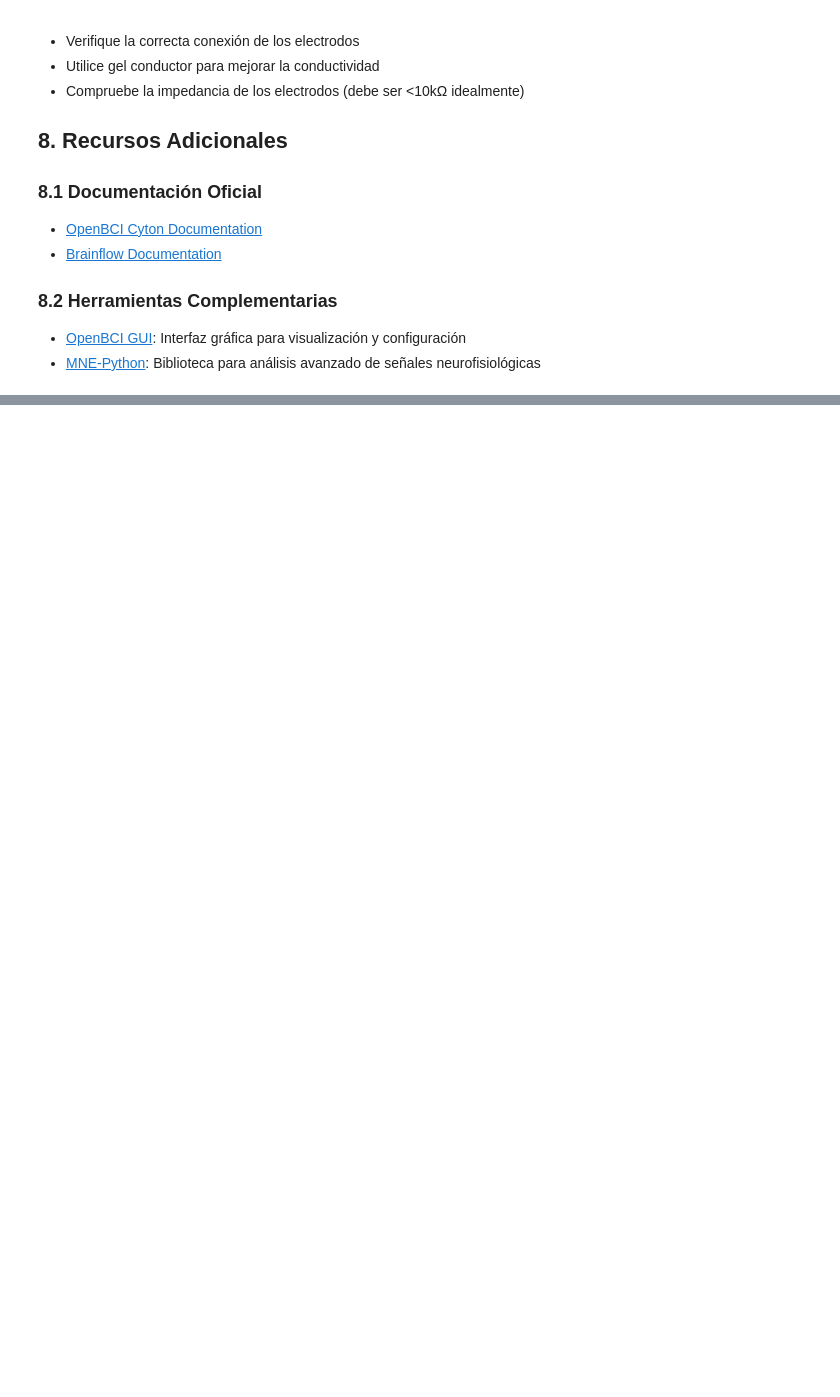
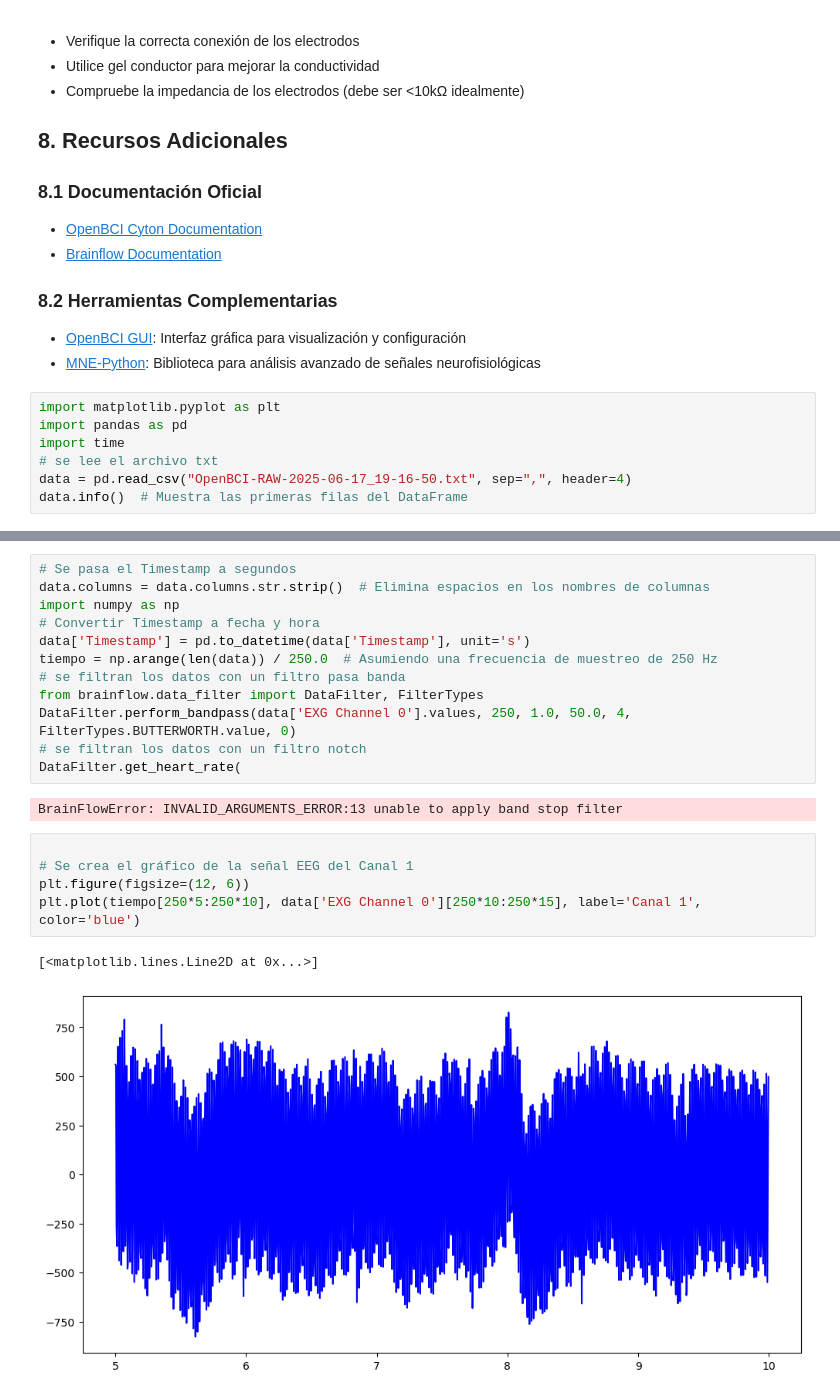
Before and after one commit to Megaomega99/OpenBCI_aesthetics, a Jupyter notebook: Aprendizaje y pruebas OpenBCI.ipynb, the cells around one changed output, grey strips where cells are left out. Drawn from its saved outputs; the diff is of its cells as text; blank space fills up the shorter version.

```diff
--- a/Aprendizaje y pruebas OpenBCI.ipynb
+++ b/Aprendizaje y pruebas OpenBCI.ipynb
@@ -410,3 +410,10 @@ visualizador.ejecutar()
 
 - [OpenBCI GUI](https://github.com/OpenBCI/OpenBCI_GUI): Interfaz gráfica para visualización y configuración
 - [MNE-Python](https://mne.tools/stable/index.html): Biblioteca para análisis avanzado de señales neurofisiológicas
+# %%
+import matplotlib.pyplot as plt
+import pandas as pd
+import time
+# se lee el archivo txt
+data = pd.read_csv("OpenBCI-RAW-2025-06-17_19-16-50.txt", sep=",", header=4)
+data.info()  # Muestra las primeras filas del DataFrame
@@ -412,0 +438,22 @@ visualizador.ejecutar()
+# %%
+# Se pasa el Timestamp a segundos
+data.columns = data.columns.str.strip()  # Elimina espacios en los nombres de columnas
+import numpy as np
+# Convertir Timestamp a fecha y hora
+data['Timestamp'] = pd.to_datetime(data['Timestamp'], unit='s')
+tiempo = np.arange(len(data)) / 250.0  # Asumiendo una frecuencia de muestreo de 250 Hz
+# se filtran los datos con un filtro pasa banda
+from brainflow.data_filter import DataFilter, FilterTypes
+DataFilter.perform_bandpass(data['EXG Channel 0'].values, 250, 1.0, 50.0, 4, FilterTypes.BUTTERWORTH.value, 0)
+# se filtran los datos con un filtro notch
+DataFilter.get_heart_rate(
+# %% [output]
+BrainFlowError: INVALID_ARGUMENTS_ERROR:13 unable to apply band stop filter
+# %%
+
+# Se crea el gráfico de la señal EEG del Canal 1
+plt.figure(figsize=(12, 6))
+plt.plot(tiempo[250*5:250*10], data['EXG Channel 0'][250*10:250*15], label='Canal 1', color='blue')
+# %% [output]
+[<matplotlib.lines.Line2D at 0x...>]
+[figure, added]
```
Also changed, not shown: parts of 1 cell of this notebook, 9 other files.
